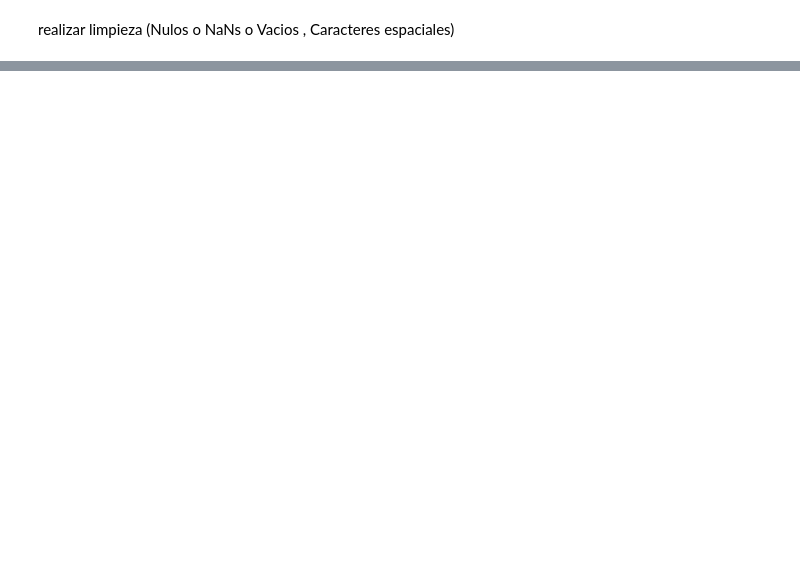
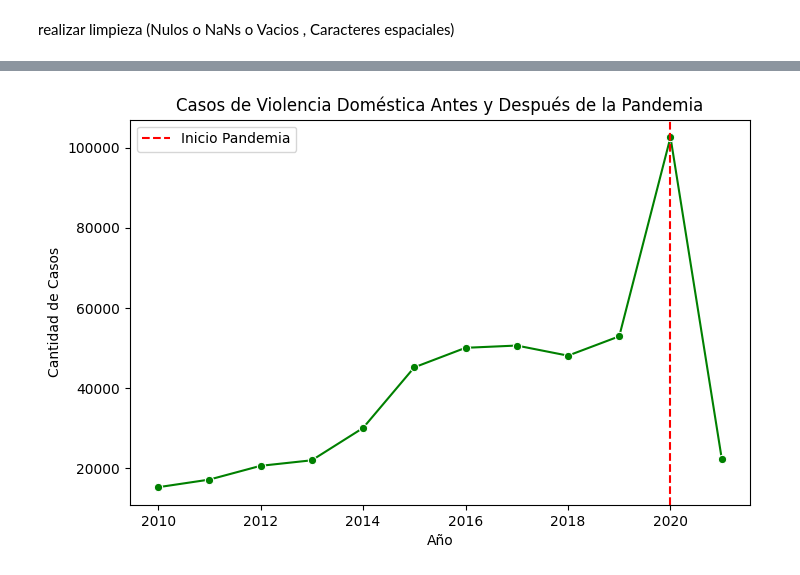
Before and after one commit to sindy76/sindy_baquero, a Jupyter notebook: SRC/pad_2025/Actividad_final.ipynb, the cells around one changed output, grey strips where cells are left out. Drawn from its saved outputs; the diff is of its cells as text; code cells hidden in the pictures; blank space fills up the shorter version.

```diff
--- a/SRC/pad_2025/Actividad_final.ipynb
+++ b/SRC/pad_2025/Actividad_final.ipynb
@@ -115,0 +284,10 @@ Requirement already satisfied: six>=1.5 in /usr/local/lib/python3.11/dist-packag
+# %%
+#Hipótesis: En los fines de semana hay más casos que en días laborales.
+df["DIA SEMANA"] = df["FECHA HECHO"].dt.dayofweek  # 0 = Lunes, 6 = Domingo
+casos_por_dia = df["DIA SEMANA"].value_counts().sort_index()
+plt.figure(figsize=(8,5))
+sns.barplot(x=["Lun", "Mar", "Mié", "Jue", "Vie", "Sáb", "Dom"], y=casos_por_dia.values, palette="Blues_r")
+plt.title("Casos de Violencia Doméstica por Día de la Semana")
+plt.xlabel("Día de la Semana")
+plt.ylabel("Cantidad de Casos")
+plt.show()
@@ -115,0 +312,14 @@ Requirement already satisfied: six>=1.5 in /usr/local/lib/python3.11/dist-packag
+# %%
+# Hipótesis: Casos antes y después de la pandemia
+df["AÑO"] = df["FECHA HECHO"].dt.year
+casos_por_año = df["AÑO"].value_counts().sort_index()
+plt.figure(figsize=(8,5))
+sns.lineplot(x=casos_por_año.index, y=casos_por_año.values, marker="o", color="green")
+plt.axvline(x=2020, color='red', linestyle='--', label='Inicio Pandemia')
+plt.title("Casos de Violencia Doméstica Antes y Después de la Pandemia")
+plt.xlabel("Año")
+plt.ylabel("Cantidad de Casos")
+plt.legend()
+plt.show()
+# %% [output]
+[figure, added]
```
Also changed, not shown: parts of 20 cells of this notebook, 1 other file.
